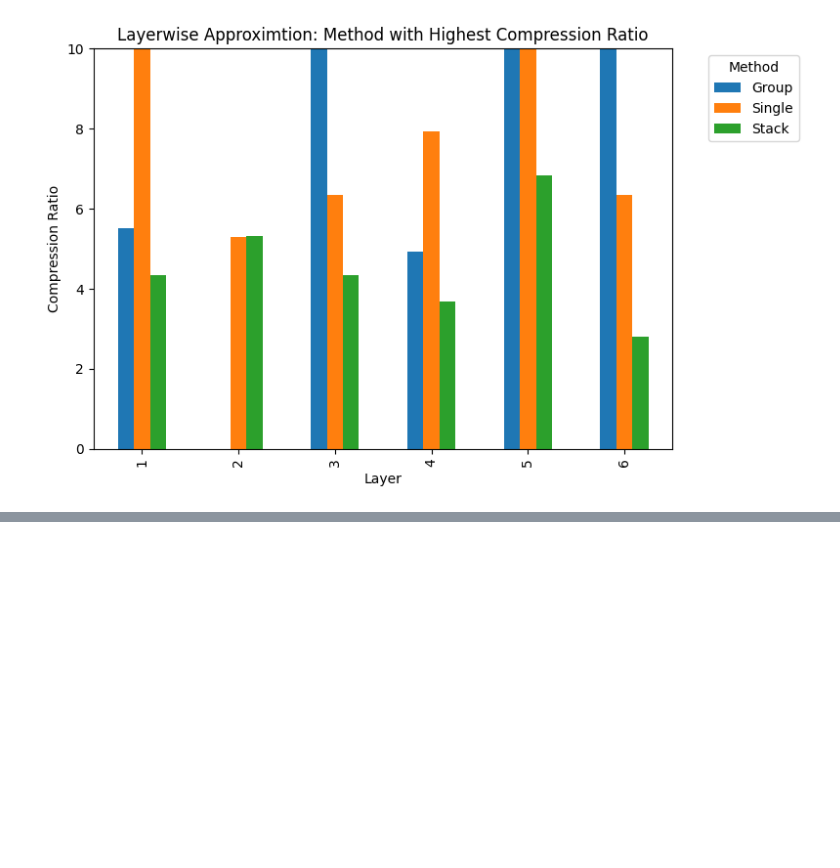
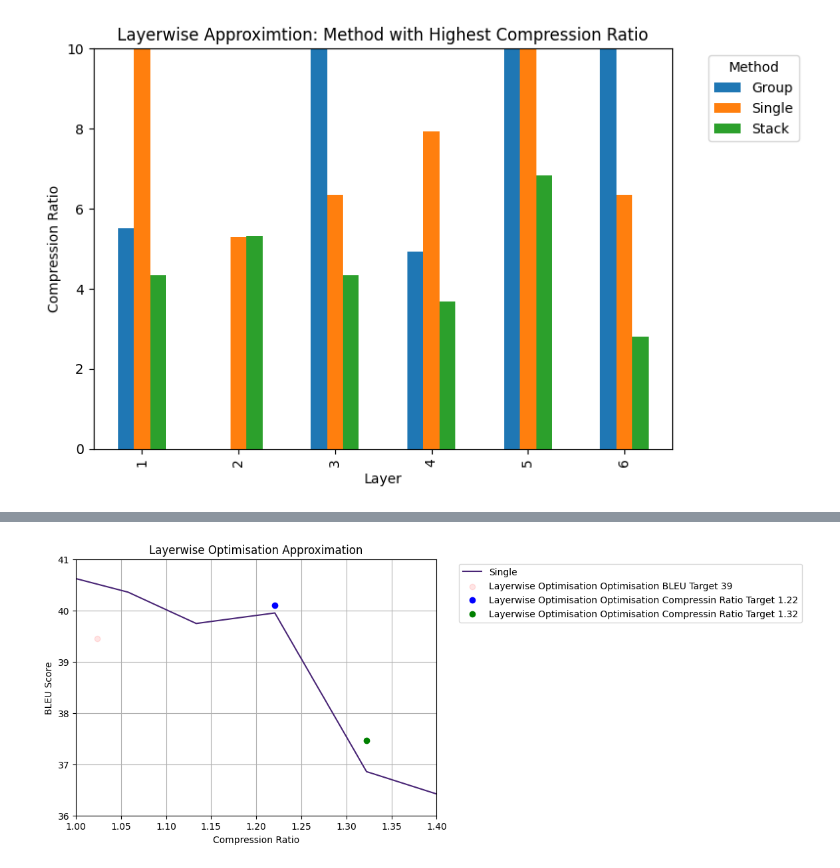
Before and after one commit to justinhuang666666/Approximate-Matrix-Vector-Multiplication, a Jupyter notebook: simulation_result/simulation_layered.ipynb, the cells around one changed output, grey strips where cells are left out. Cells and saved outputs as stored; diff of their text form; code cells hidden in the pictures; blank space fills up the shorter version.

```diff
--- a/simulation_result/simulation_layered.ipynb
+++ b/simulation_result/simulation_layered.ipynb
@@ -334,0 +361,52 @@ ax.grid(True)
+# %%
+import matplotlib.pyplot as plt
+import pandas as pd
+
+single = pd.read_csv('layered_optimal_single_results.csv')
+group = pd.read_csv('layered_optimal_group_results.csv')
+stack = pd.read_csv('layered_optimal_stack_results.csv')
+optimal = pd.read_csv('layered_optimal_results.csv')
+
+# Colormap
+colormap = plt.get_cmap('viridis')
+
+# Create subplots
+fig, axs = plt.subplots(1, 1, figsize=(7, 5))
+
+# Plot Single
+axs.plot(single['Compression Ratio']/8, single['BLEU Score'],
+            color=colormap(0.1), label='Single')
+
+x = 1.0237600562368194
+y = 39.4484329623815
+
+# Create a scatter plot for a single point
+axs.scatter(x, y, color='red',alpha = 0.1, label='Layerwise Optimisation Optimisation BLEU Target 39')
+
+x1 = 1.2206369901285155
+y1 = 40.10513366081188
+
+axs.scatter(x1, y1, color='blue', label='Layerwise Optimisation Optimisation Compressin Ratio Target 1.22')
+
+x2 = 1.322356739305892
+y2 = 37.464051969925
+axs.scatter(x2, y2, color='green', label='Layerwise Optimisation Optimisation Compressin Ratio Target 1.32')
+axs.set_title(f'Layerwise Optimisation Approximation')
+axs.set_xlabel('Compression Ratio')
+axs.set_ylabel('BLEU Score')
+
+
+
+# Add legend outside the plot area
+axs.legend(bbox_to_anchor=(1.05, 1), loc='upper left')
+axs.grid(True)
+axs.set_xlim([1,1.4])
+axs.set_ylim([36,41])
+
+
+
+# Adjust layout to make space for legends outside the plotting area
+plt.tight_layout(rect=[0, 0, 0.85, 1])
+plt.show()
+# %% [output]
+[figure, added]
```
Also changed, not shown: parts of 4 cells of this notebook, 6 other files.
